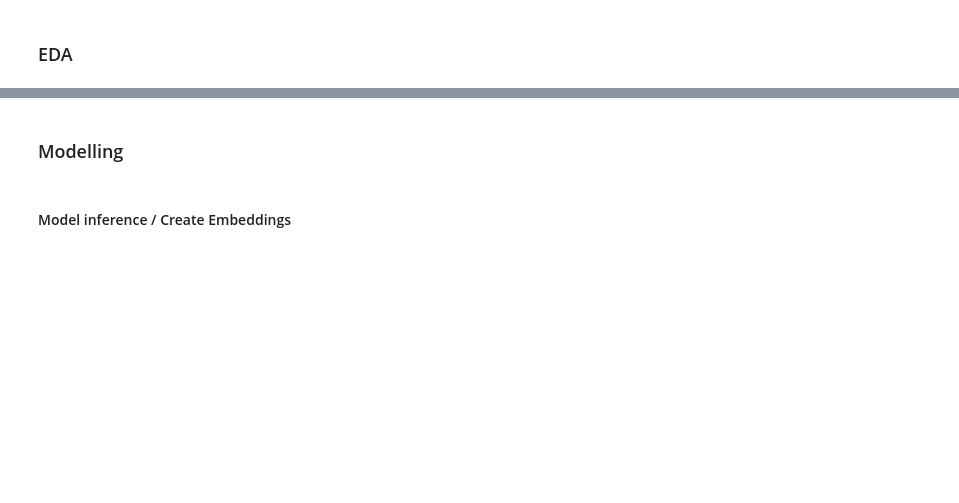
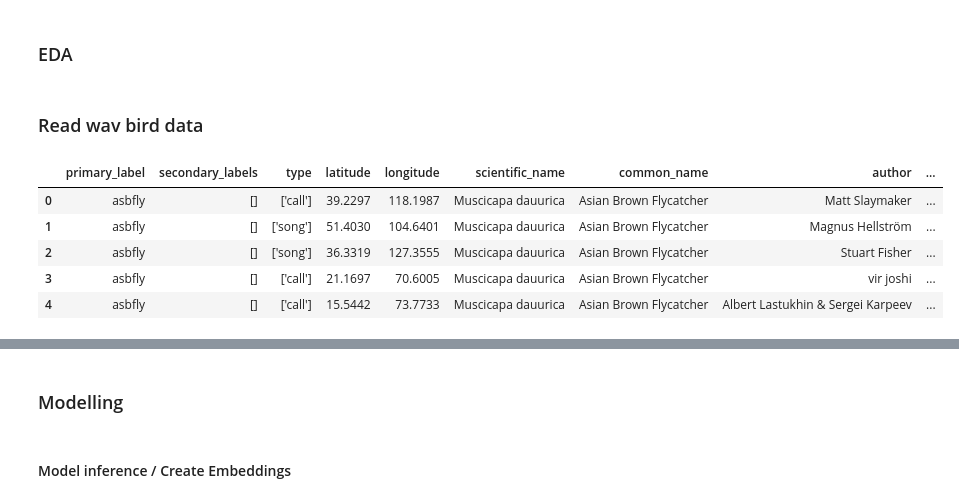
Before and after one commit to emilcode-dev/nightingale, a Jupyter notebook: notebooks/yamnet_nightingale.ipynb, the cells around one changed output, grey strips where cells are left out. Drawn from its saved outputs; the diff is of its cells as text; code cells hidden in the pictures; blank space fills up the shorter version.

```diff
--- a/notebooks/yamnet_nightingale.ipynb
+++ b/notebooks/yamnet_nightingale.ipynb
@@ -86,3 +101,20 @@ train_df.head()
 # %%
 # train_df["rating"].info()
 train_df.describe()
+# %% [markdown]
+### Read wav bird data
+# %%
+# Read train meta data
+base_data_path = "../data/birdclef-2024"
+bird_metadata_path = os.path.join(base_data_path, "train_metadata.csv")
+bird_df = pd.read_csv(bird_metadata_path)
+
+# Display the first few rows of the dataframe
+bird_df.head()
+# %% [output]
+|  | primary_label | secondary_labels | type | latitude | longitude | scientific_name | common_name | author | ... |
+| 0 | asbfly | [] | ['call'] | 39.2297 | 118.1987 | Muscicapa dauurica | Asian Brown Flycatcher | Matt Slaymaker | ... |
+| 1 | asbfly | [] | ['song'] | 51.4030 | 104.6401 | Muscicapa dauurica | Asian Brown Flycatcher | Magnus Hellström | ... |
+| 2 | asbfly | [] | ['song'] | 36.3319 | 127.3555 | Muscicapa dauurica | Asian Brown Flycatcher | Stuart Fisher | ... |
+| 3 | asbfly | [] | ['call'] | 21.1697 | 70.6005 | Muscicapa dauurica | Asian Brown Flycatcher | vir joshi | ... |
+| 4 | asbfly | [] | ['call'] | 15.5442 | 73.7733 | Muscicapa dauurica | Asian Brown Flycatcher | Albert Lastukhin & Sergei Karpeev | ... |
```
Also changed, not shown: parts of 7 cells of this notebook.
